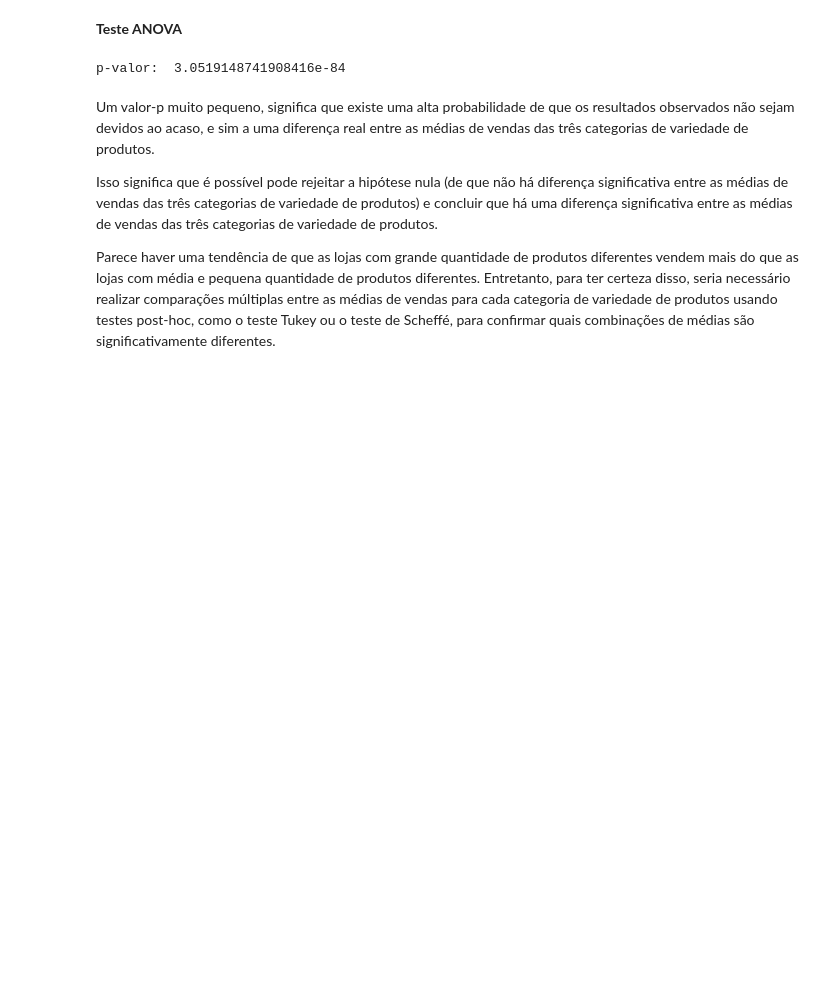
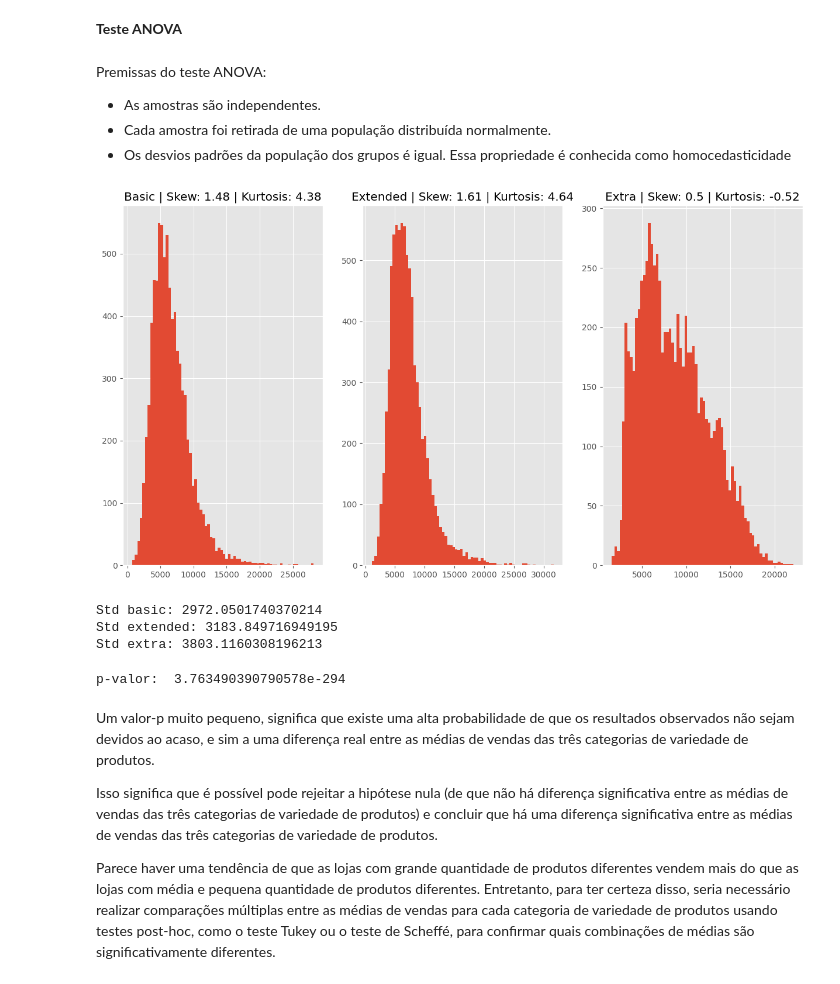
Before and after one commit to AllanCasado/ds_em_producao, a Jupyter notebook: notebooks/rossmann_sales_prediction.ipynb, the cells around one changed output. Saved outputs shown, nothing was run; the diff lists cells and outputs as text; code cells hidden in the pictures; blank space fills up the shorter version.

```diff
--- a/notebooks/rossmann_sales_prediction.ipynb
+++ b/notebooks/rossmann_sales_prediction.ipynb
@@ -811,16 +813,50 @@ plt.show()
 [figure]
 # %% [markdown]
 **Teste ANOVA**
+# %% [markdown]
+Premissas do teste ANOVA:
+* As amostras são independentes.
+* Cada amostra foi retirada de uma população distribuída normalmente.
+* Os desvios padrões da população dos grupos é igual. Essa propriedade é conhecida como homocedasticidade
 # %%
-num_sample = 2000
+num_sample = 8000
 basic = df4[df4['assortment'] == 'basic'].sample(num_sample)['sales']
 extended = df4[df4['assortment'] == 'extended'].sample(num_sample)['sales']
 extra = df4[df4['assortment'] == 'extra']['sales'].sample(num_sample)
+# %%
+plt.figure(figsize=(15, 8))
+
+plt.subplot(1, 3, 1)
+basic.hist(bins=70)
+plt.title(f"Basic | Skew: {basic.skew().round(2)} | Kurtosis: {basic.kurtosis().round(2)}")
+
+plt.subplot(1, 3, 2)
+extended.hist(bins=70)
+plt.title(f"Extended | Skew: {extended.skew().round(2)} | Kurtosis: {extended.kurtosis().round(2)}")
+
+plt.subplot(1, 3, 3)
+extra.hist(bins=70)
+plt.title(f"Extra | Skew: {extra.skew().round(2)} | Kurtosis: {extra.kurtosis().round(2)}")
+
+
+plt.show()
+# %% [output]
+[figure, added]
+# %%
+std_basic = df4[df4['assortment'] == 'basic']['sales'].std()
+std_extended = df4[df4['assortment'] == 'extended']['sales'].std()
+std_extra = df4[df4['assortment'] == 'extra']['sales'].std()
+
+print(f'Std basic: {std_basic} \nStd extended: {std_extended}\nStd extra: {std_extra}')
+# %% [output]
+Std basic: 2972.0501740370214
+Std extended: 3183.849716949195
+Std extra: 3803.1160308196213
 # %%
-f, p = f_oneway(basic, extended, extra)
+f, p = f_oneway(np.log(basic), np.log(extended), np.log(extra))
 print('p-valor: ', p)
 # %% [output]
-p-valor:  3.0519148741908416e-84
+p-valor:  3.763490390790578e-294
 # %% [markdown]
 Um valor-p muito pequeno, significa que existe uma alta probabilidade de que os resultados observados não sejam devidos ao acaso, e sim a uma diferença real entre as médias de vendas das três categorias de variedade de produtos.
 
```
Also changed, not shown: parts of 13 cells of this notebook.
